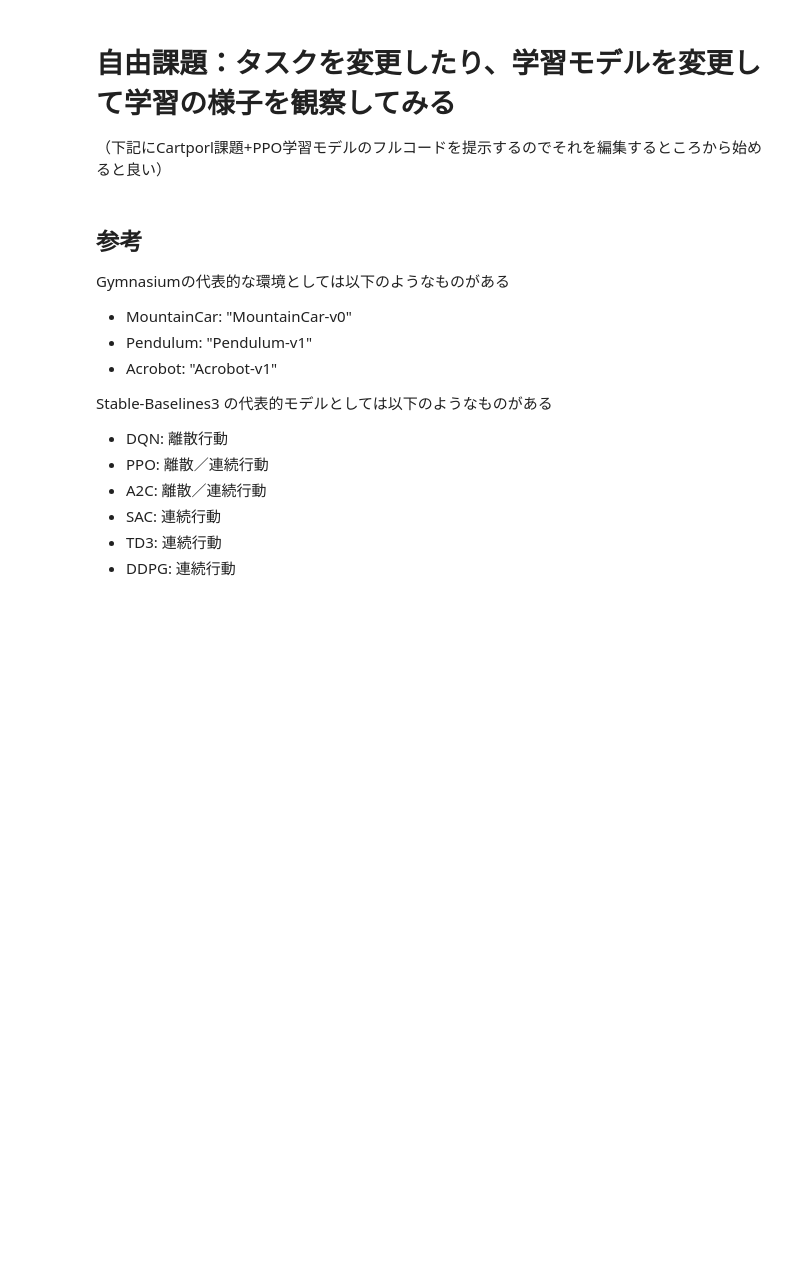
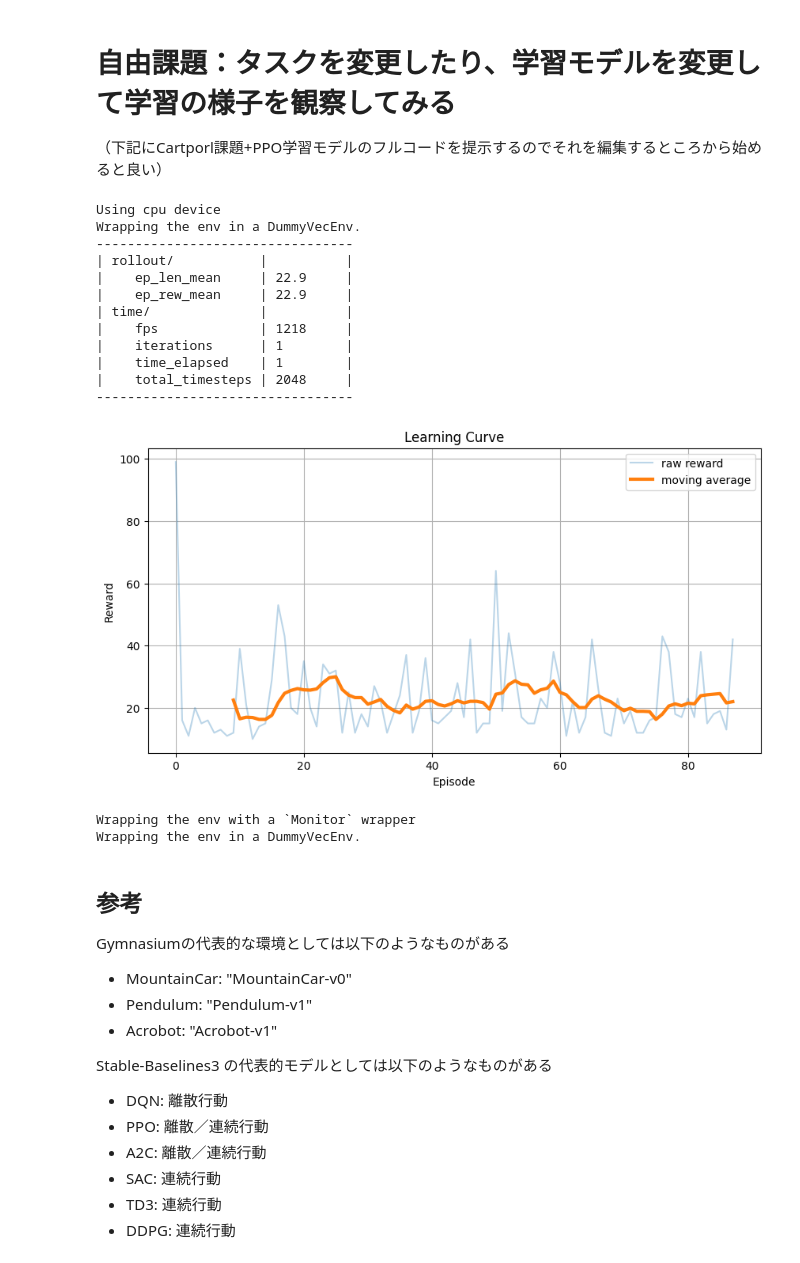
Before and after one commit to juniti-y/RLseminar, a Jupyter notebook: GymDemo01.ipynb, the cells around one changed output. Saved outputs shown, nothing was run; the diff lists cells and outputs as text; code cells hidden in the pictures; blank space fills up the shorter version.

```diff
--- a/GymDemo01.ipynb
+++ b/GymDemo01.ipynb
@@ -121,6 +187,7 @@ task_name = "CartPole-v1"
 policy_model = "MlpPolicy"
 model_file = "ppo_cartpole"
 video_file_prefix = "ppo_cartpole_video"
+log_dir = "./logs/"
 
 #############################################
 # モジュールの読み込み
@@ -134,6 +201,7 @@ from gymnasium.wrappers import RecordVideo
 # 環境を作る
 #############################################
 env = gym.make(task_name)
+env = Monitor(env, log_dir)
 
 #############################################
 # 学習エージェント（PPOエージェント）を作成
@@ -141,34 +209,86 @@ env = gym.make(task_name)
 
 model = PPO(policy=policy_model, env=env,verbose=1)
 
 #############################################
 # 学習の実行とモデルの保存
 #############################################
 
 model.learn(total_timesteps=1000)
 model.save(model_file)
 env.close()
 
 #############################################
+# 学習曲線の表示
+#############################################
+
+# monitor.csv を読み込む
+df = pd.read_csv(
+    "./logs/monitor.csv",
+    skiprows=1
+)
+
+# 移動平均を計算
+reward_smooth = df["r"].rolling(window=10).mean()
+
+# グラフ描画
+plt.figure(figsize=(10,5))
+
+# 生データ
+plt.plot(
+    df["r"],
+    alpha=0.3,
+    label="raw reward"
+)
+
+# 移動平均
+plt.plot(
+    reward_smooth,
+    linewidth=3,
+    label="moving average"
+)
+plt.xlabel("Episode")
+plt.ylabel("Reward")
+plt.title("Learning Curve")
+plt.legend()
+plt.grid()
+plt.show()
+
+#############################################
 # テストフェーズの実行
 #############################################
 
 # 動画作成モードで環境を作成
 env = gym.make(task_name, render_mode="rgb_array")
 env = gym.wrappers.RecordVideo(env, video_folder="./", disable_logger=True, name_prefix=video_file_prefix)
 
 # 保存した学習済みモデルをロード
 model = PPO.load(model_file, env=env)
 
 # 環境を初期状態にリセット
 obs, info = env.reset()
 # 1試行分を動画記録付きで実行
-for step in range(1000):
+for step in range(3000):
     action, _ = model.predict(obs, deterministic=True)
     obs, reward, terminated, truncated, info = env.step(action)
     if terminated or truncated:
         obs, info = env.reset()
 env.close()
+# %% [output]
+Using cpu device
+Wrapping the env in a DummyVecEnv.
+---------------------------------
+| rollout/           |          |
+|    ep_len_mean     | 22.9     |
+|    ep_rew_mean     | 22.9     |
+| time/              |          |
+|    fps             | 1218     |
+|    iterations      | 1        |
+|    time_elapsed    | 1        |
+|    total_timesteps | 2048     |
+---------------------------------
+[figure, added]
+Wrapping the env with a `Monitor` wrapper
+Wrapping the env in a DummyVecEnv.
 # %% [markdown]
 ## 参考
 Gymnasiumの代表的な環境としては以下のようなものがある
```
Also changed, not shown: parts of 7 cells of this notebook.
